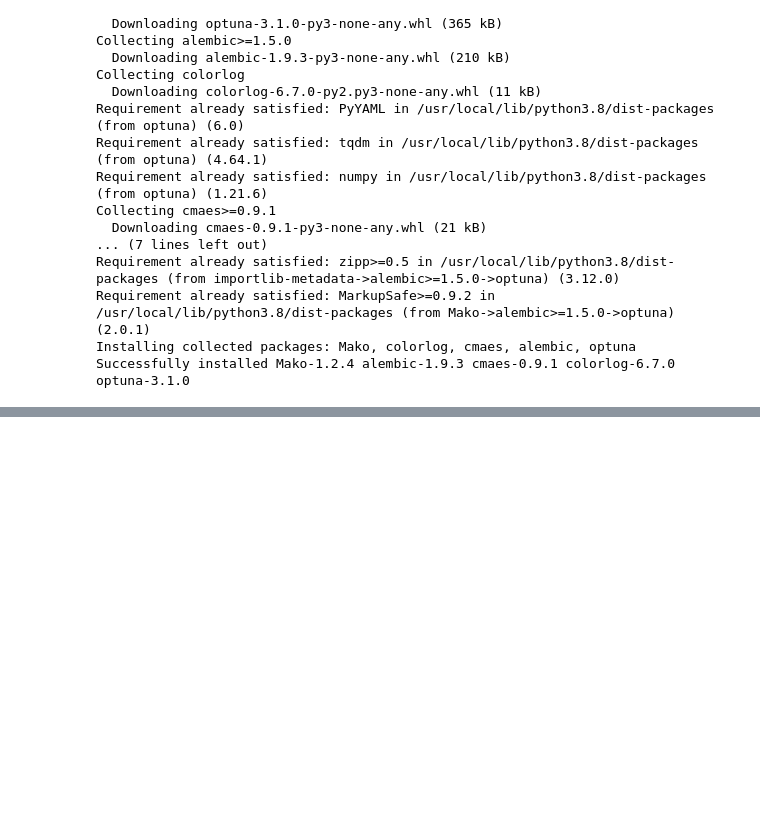
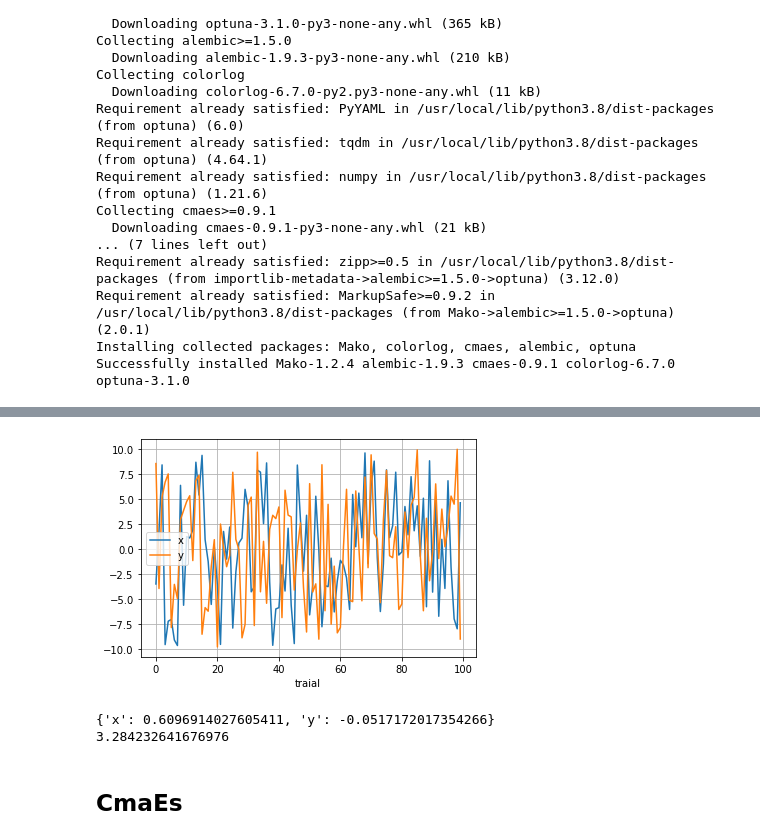
Before and after one commit to ishiyeahman/Hyperparameter, a Jupyter notebook: hyperprm_test.ipynb, the cells around one changed output, grey strips where cells are left out. Saved outputs shown, nothing was run; the diff lists cells and outputs as text; code cells hidden in the pictures; blank space fills up the shorter version.

```diff
--- a/hyperprm_test.ipynb
+++ b/hyperprm_test.ipynb
@@ -95,0 +124,3 @@ plt.show()
+# %%
+study = optuna.create_study(sampler=optuna.samplers.RandomSampler())
+study.optimize(objective, n_trials=100)
@@ -95,0 +145,16 @@ plt.show()
+# %%
+plt.plot([trial.params['x'] for trial in study.trials], label='x')
+plt.plot([trial.params['y'] for trial in study.trials], label='y')
+plt.grid()
+plt.xlabel('traial')
+plt.legend()
+plt.show()
+
+print(study.best_params)
+print(study.best_value)
+# %% [output]
+[figure, added]
+{'x': 0.6096914027605411, 'y': -0.0517172017354266}
+3.284232641676976
+# %% [markdown]
+## CmaEs
```
Also changed, not shown: parts of 13 cells of this notebook.
